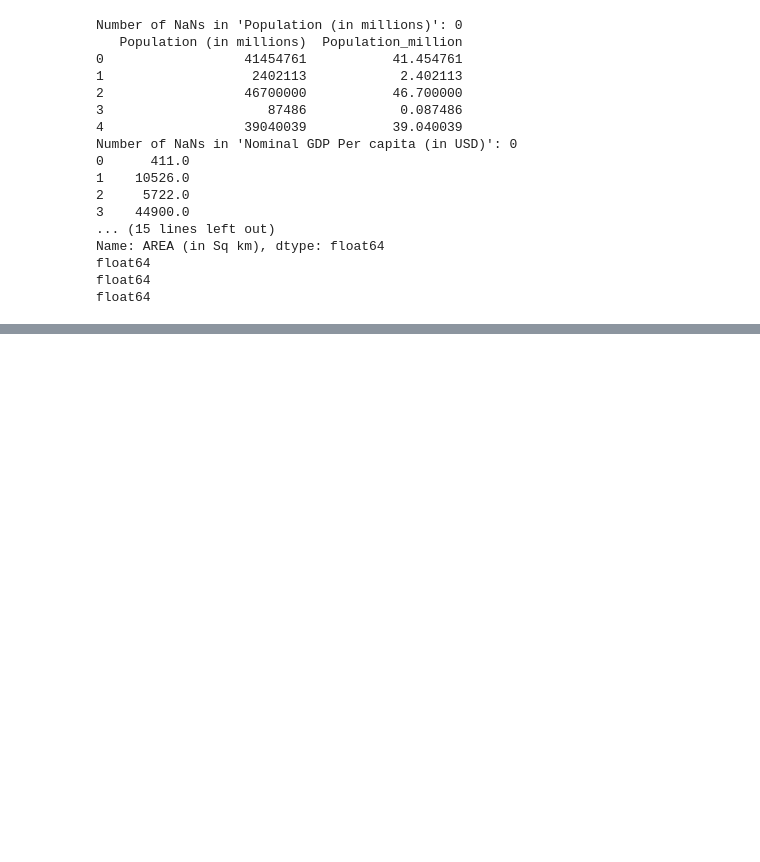
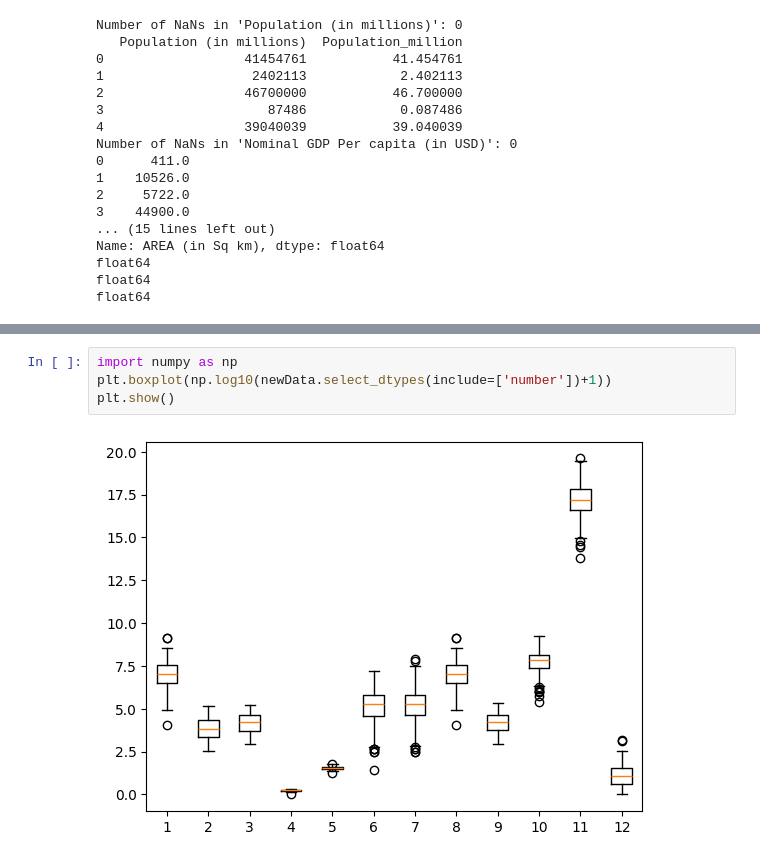
Before and after one commit to studentAybu/ML_GlobalCountryMetrics2025, a Jupyter notebook: ML_GlobalCountryMetrics2025.ipynb, the cells around one changed output, grey strips where cells are left out. Drawn from its saved outputs; the diff is of its cells as text; blank space fills up the shorter version.

```diff
--- a/ML_GlobalCountryMetrics2025.ipynb
+++ b/ML_GlobalCountryMetrics2025.ipynb
@@ -291,0 +241,6 @@ dtype: object
+# %%
+import numpy as np
+plt.boxplot(np.log10(newData.select_dtypes(include=['number'])+1))
+plt.show()
+# %% [output]
+[figure, added]
```
Also changed, not shown: parts of 11 cells of this notebook.
